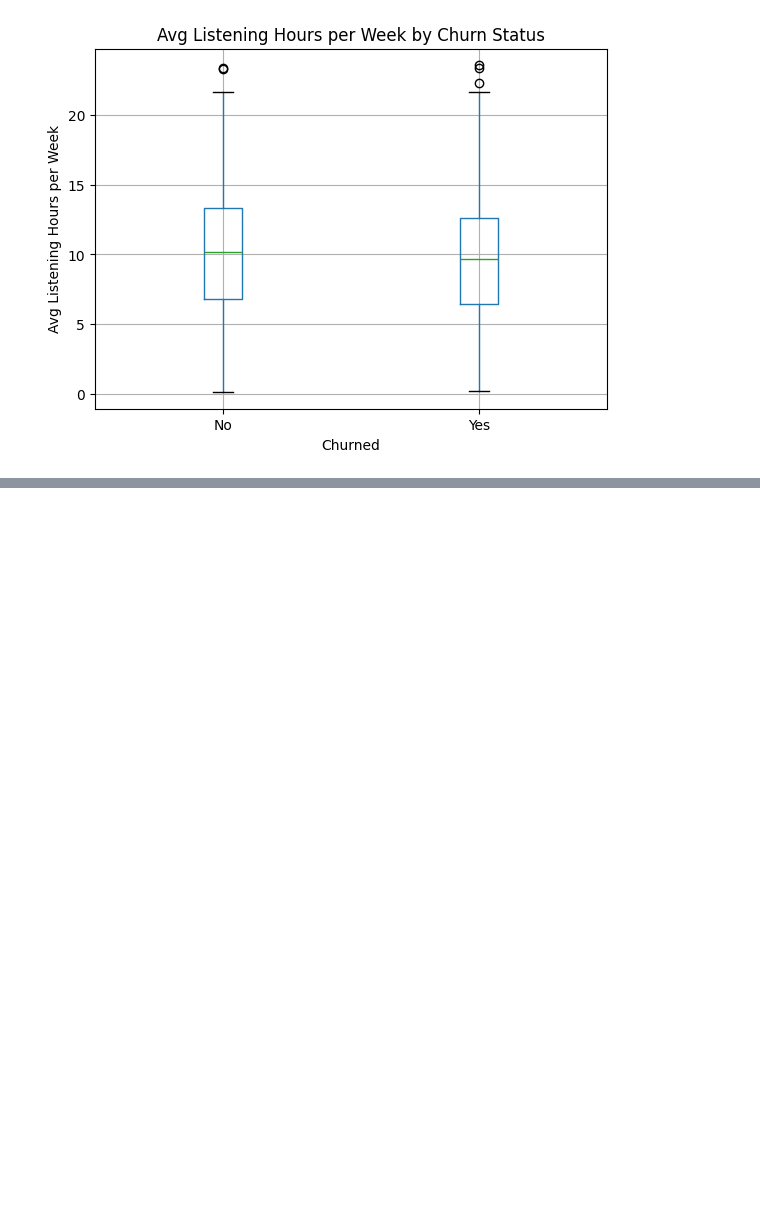
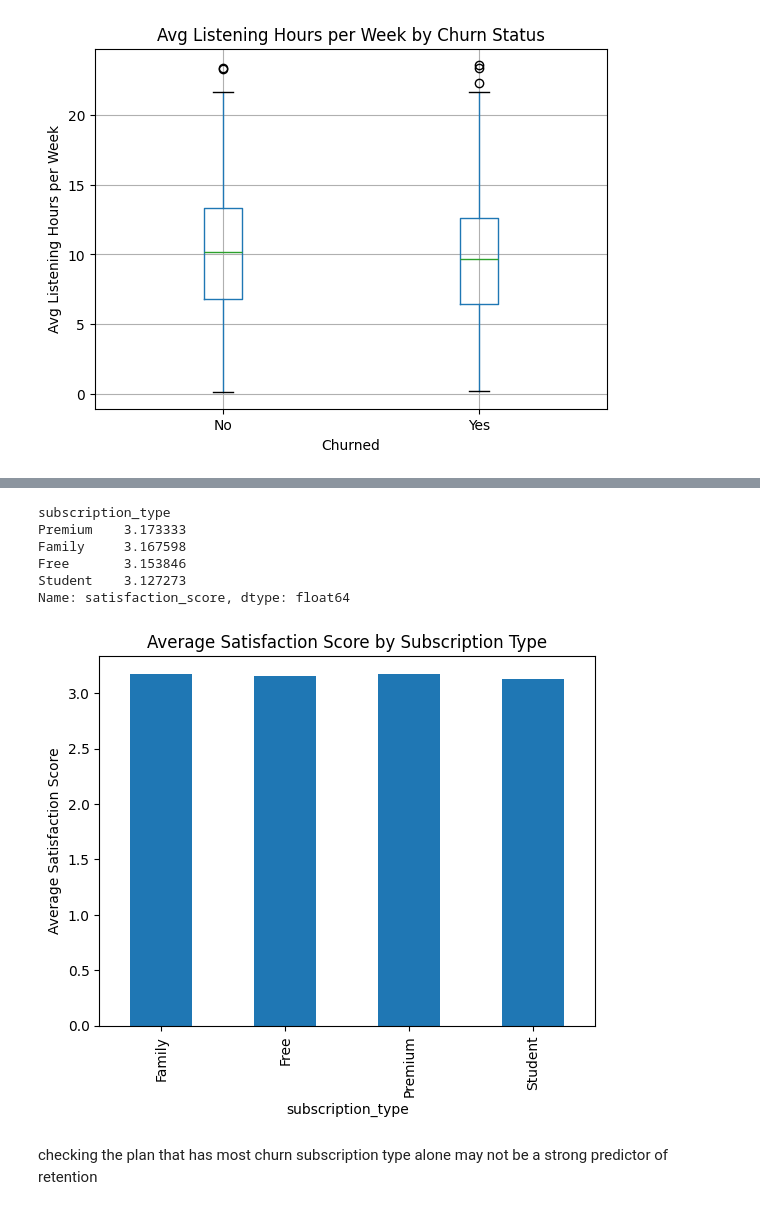
Before and after one commit to PrajwolKhadka/DataSprint, a Jupyter notebook: datawave_analysis.ipynb, the cells around one changed output, grey strips where cells are left out. Saved outputs shown, nothing was run; the diff lists cells and outputs as text; code cells hidden in the pictures; blank space fills up the shorter version.

```diff
--- a/datawave_analysis.ipynb
+++ b/datawave_analysis.ipynb
@@ -241,0 +266,19 @@ plt.show()
+# %%
+df.groupby("subscription_type")['satisfaction_score'].mean().sort_values(ascending=False)
+# %% [output]
+subscription_type
+Premium    3.173333
+Family     3.167598
+Free       3.153846
+Student    3.127273
+Name: satisfaction_score, dtype: float64
+# %%
+df.groupby('subscription_type')['satisfaction_score'].mean().plot(kind='bar')
+plt.title("Average Satisfaction Score by Subscription Type")
+plt.ylabel("Average Satisfaction Score")
+plt.show()
+# %% [output]
+[figure, added]
+# %% [markdown]
+checking the plan that has most churn
+subscription type alone may not be a strong predictor of retention
```
Also changed, not shown: parts of 17 cells of this notebook.
